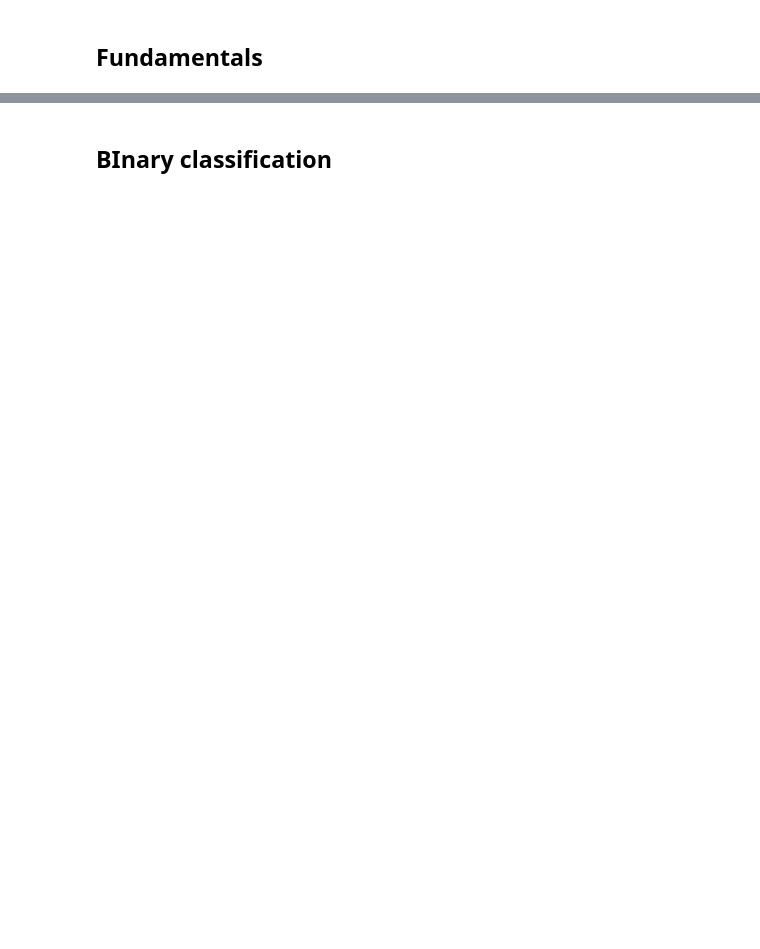
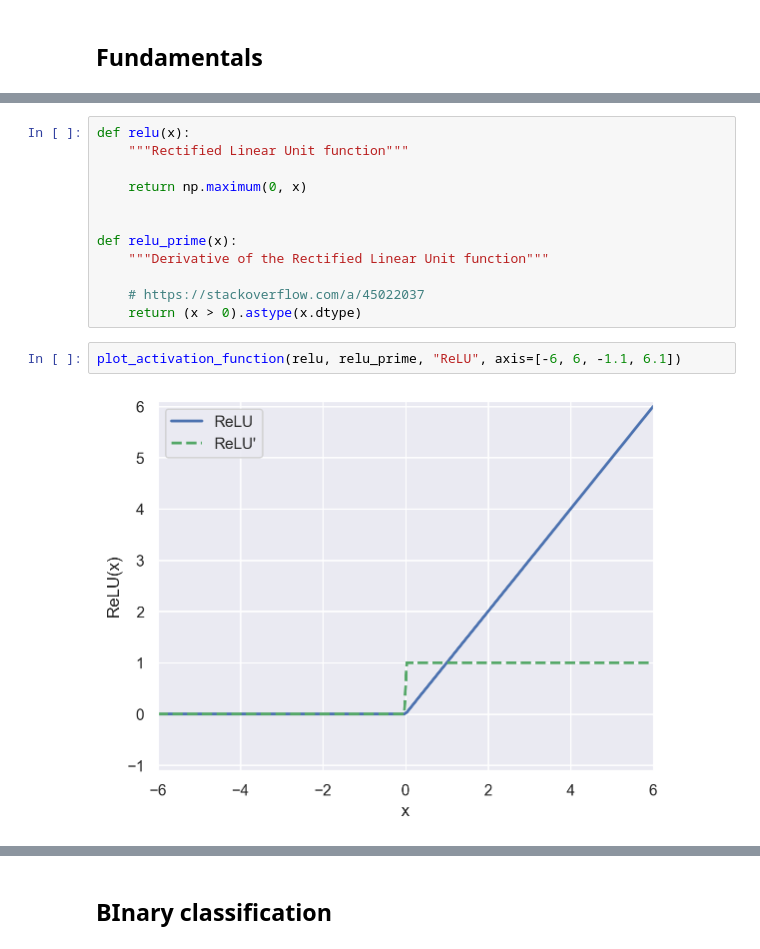
Before and after one commit to bpesquet/ainotes, a Jupyter notebook: docs/ml/ann.ipynb, the cells around one changed output, grey strips where cells are left out. Drawn from its saved outputs; the diff is of its cells as text; blank space fills up the shorter version.

```diff
--- a/docs/ml/ann.ipynb
+++ b/docs/ml/ann.ipynb
@@ -156,2 +289,18 @@ def plot_fashion_images(data, labels):
+# %%
+def relu(x):
+    """Rectified Linear Unit function"""
+
+    return np.maximum(0, x)
+
+
+def relu_prime(x):
+    """Derivative of the Rectified Linear Unit function"""
+
+    # https://stackoverflow.com/a/45022037
+    return (x > 0).astype(x.dtype)
+# %%
+plot_activation_function(relu, relu_prime, "ReLU", axis=[-6, 6, -1.1, 6.1])
+# %% [output]
+[figure, added]
 # %% [markdown]
 ### Training process
```
Also changed, not shown: parts of 34 cells of this notebook, 10 other files.
